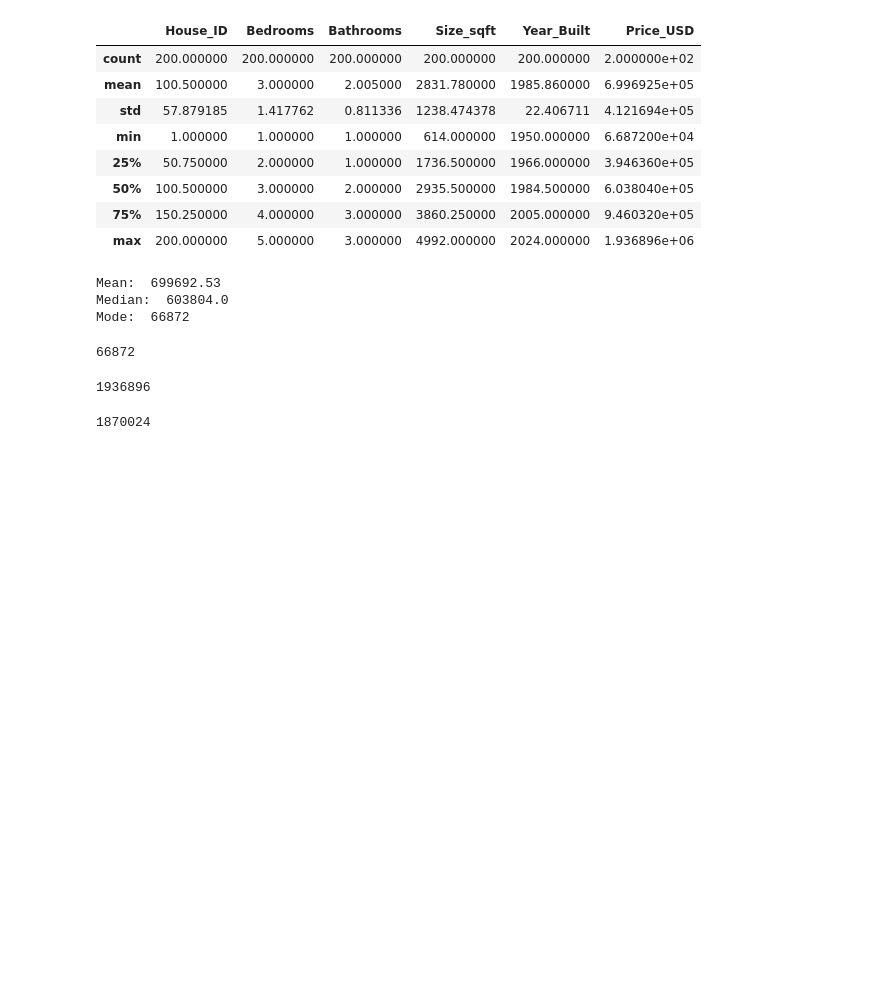
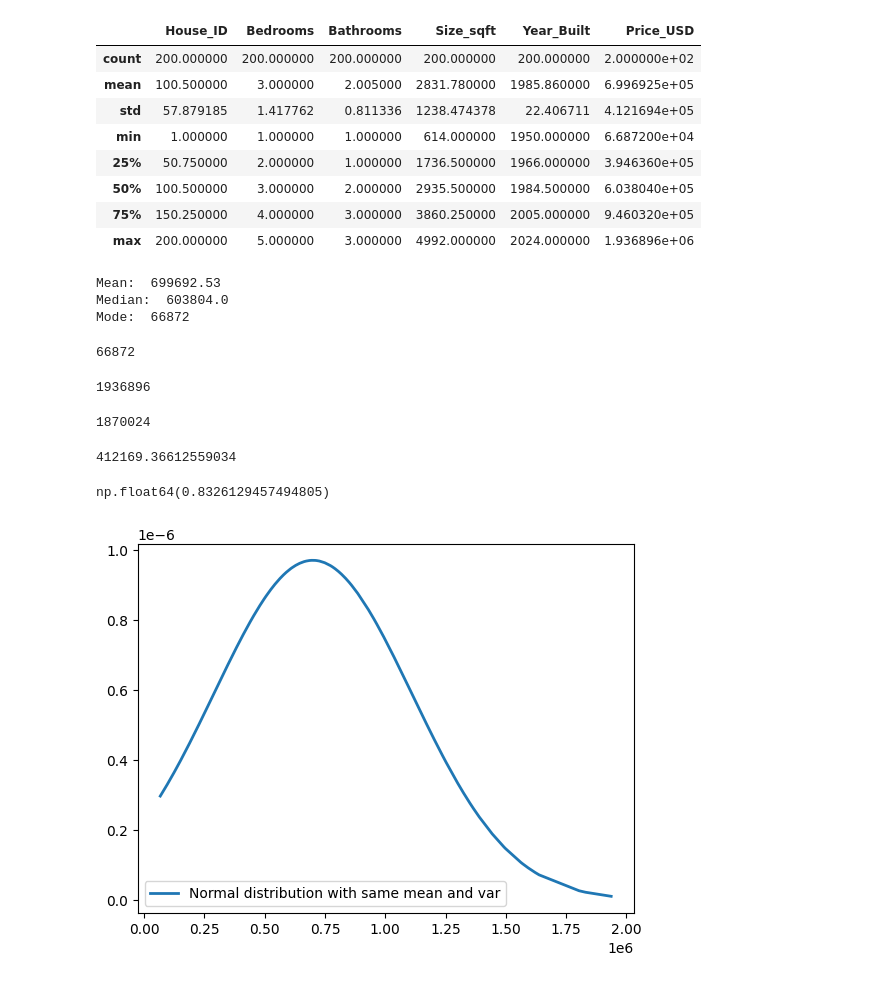
Before and after one commit to Anamikacoder/Anamikacoder, a Jupyter notebook: Dataanalytics.ipynb, the cells around one changed output. Cells and saved outputs as stored; diff of their text form; code cells hidden in the pictures; blank space fills up the shorter version.

```diff
--- a/Dataanalytics.ipynb
+++ b/Dataanalytics.ipynb
@@ -45,3 +45,24 @@ range=price.max()-price.min()
 print(range)
 # %% [output]
 1870024
+# %%
+price.std()
+# %% [output]
+412169.36612559034
+# %%
+price.skew()
+# %% [output]
+np.float64(0.8326129457494805)
+# %%
+h = np.asarray(df['Price_USD'])
+h = sorted(h)
+
+#use the scipy stats module to fit a normal distirbution with same mean and standard deviation
+fit = stats.norm.pdf(h, np.mean(h), np.std(h))
+#plot both series on the histogram
+plt.plot(h,fit,'-',linewidth = 2,label="Normal distribution with same mean and var")
+#plt.hist(h,density=False,bins = 100,label="Actual distribution")
+plt.legend()
+plt.show()
+# %% [output]
+[figure, added]
```
